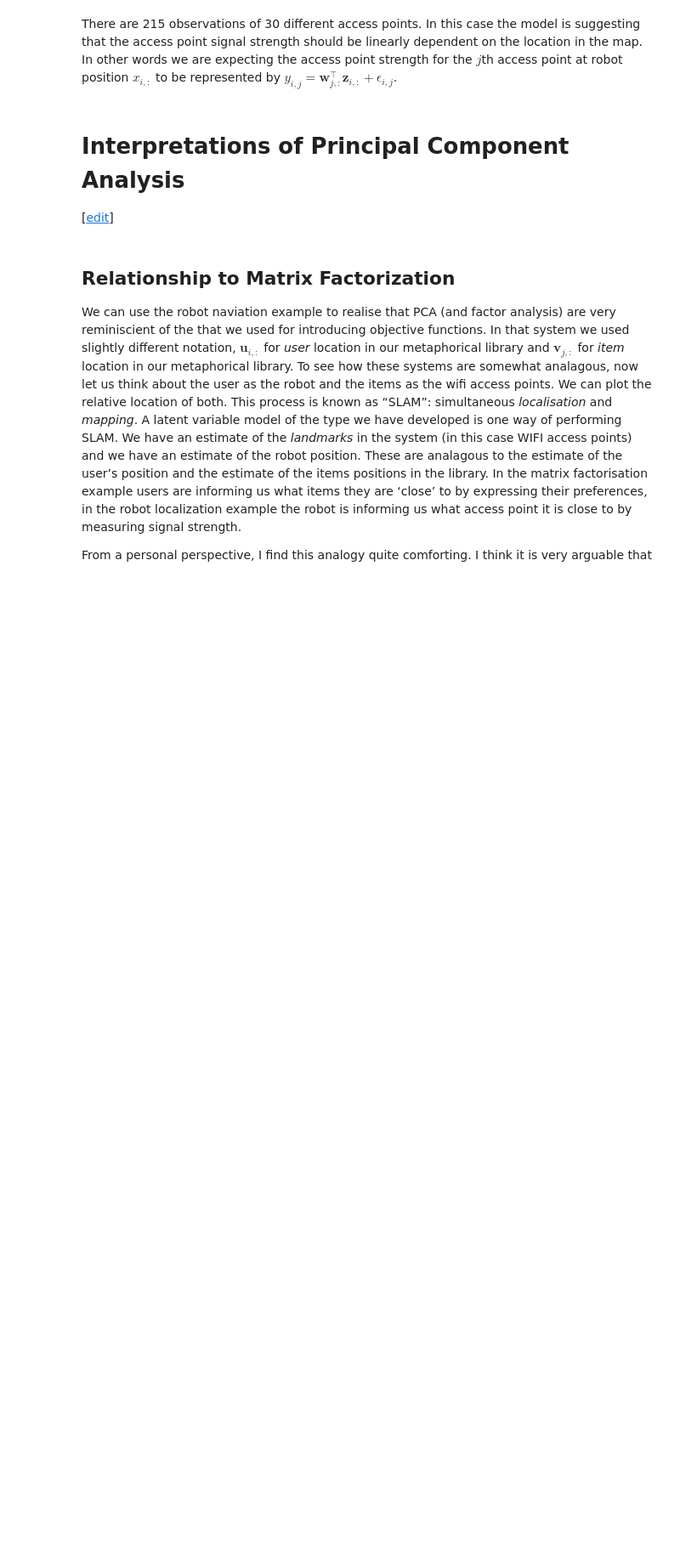
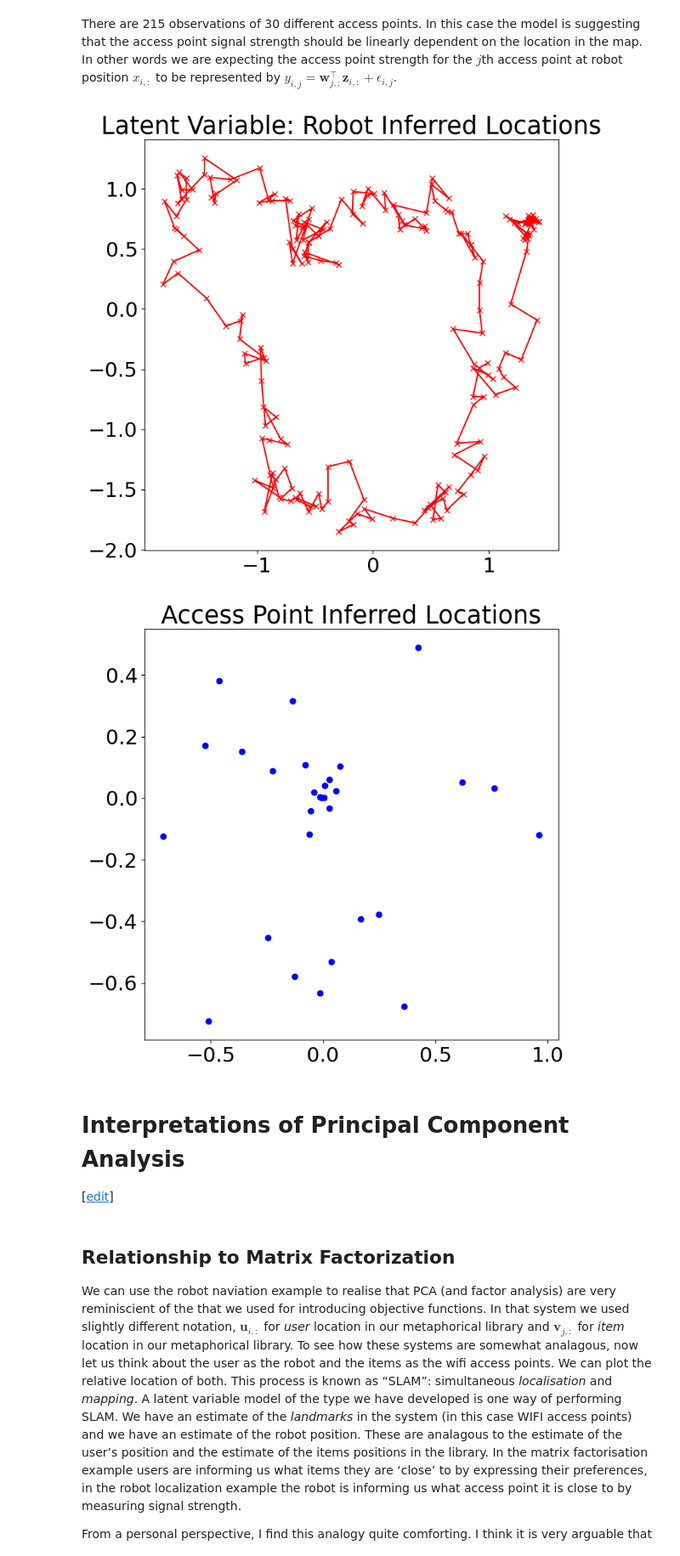
Before and after one commit to mlatcl/advds, a Jupyter notebook: _notebooks/06-01-dimensionality-reduction.ipynb, the cells around one changed output. Shown at 85% size. Cells and saved outputs as stored; diff of their text form; code cells hidden in the pictures; blank space fills up the shorter version.

```diff
--- a/_notebooks/06-01-dimensionality-reduction.ipynb
+++ b/_notebooks/06-01-dimensionality-reduction.ipynb
@@ -1338,15 +1385,19 @@ import matplotlib.pyplot as plt
 # %%
 q = 2
 U, ell, sigma2 = ppca(Y, q)
 mu_x, C_x = posterior(Y, U, ell, sigma2)
 
 fig, ax = plt.subplots(figsize=(8,8))
 ax.plot(mu_x[:, 0], mu_x[:, 1], 'rx-')
 ax.set_title('Latent Variable: Robot Inferred Locations')
 fig, ax = plt.subplots(figsize=(8,8))
 W = U*ell[None, :]
 ax.plot(W[:, 0], W[:, 1], 'bo')
 ax.set_title('Access Point Inferred Locations')
+mlai.write_figure("dem_robot_wireless_pca.svg", directory="dimred")
+# %% [output]
+[figure, added]
+[figure, added]
 # %%
 U, ell, sigma2 = ppca(Y.T, q)
 # %% [markdown]
```
Also changed, not shown: parts of 21 cells of this notebook, 6 other files.
